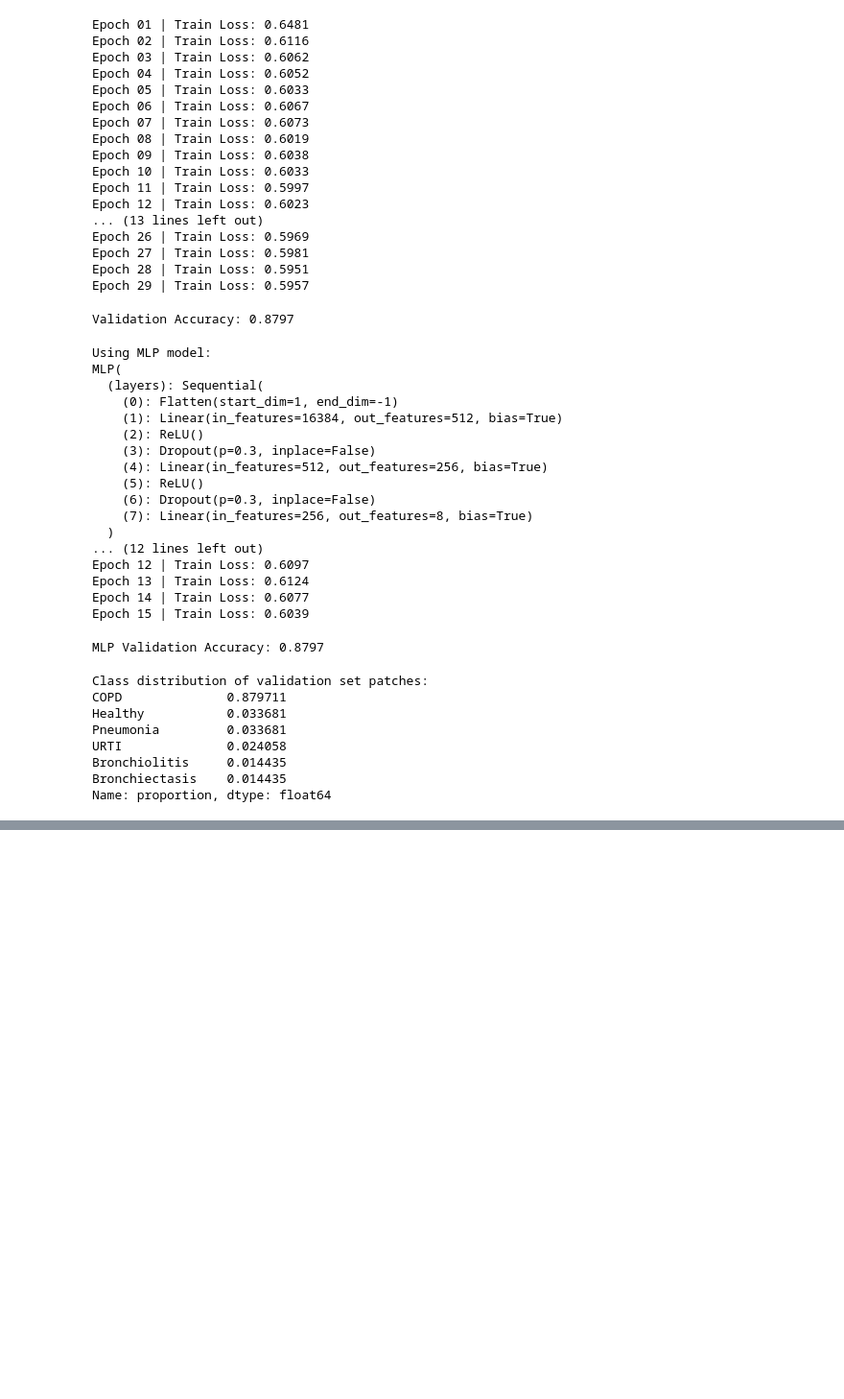
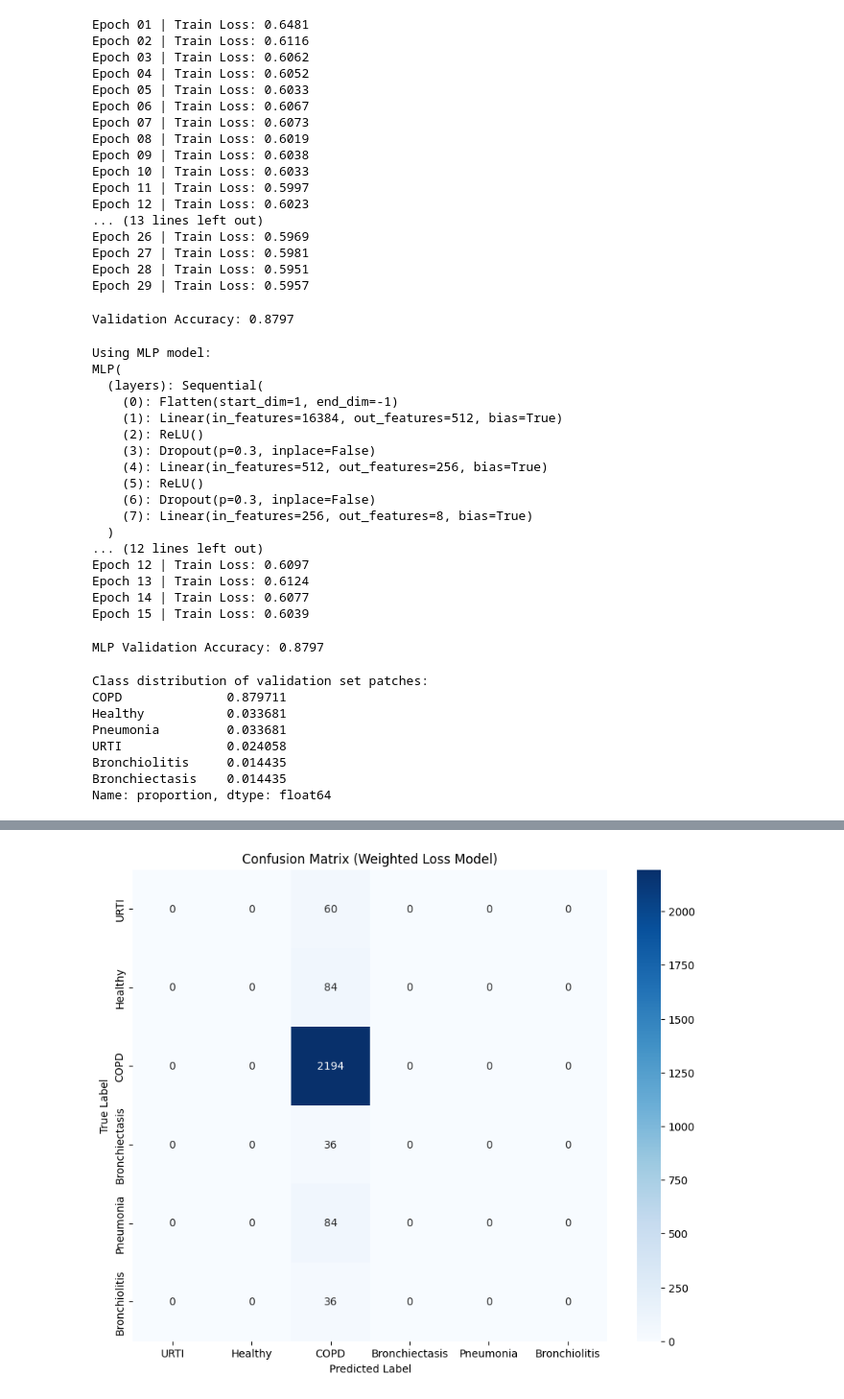
Before and after one commit to Mancupfire/Audio_in_LLM, a Jupyter notebook: model.ipynb, the cells around one changed output, grey strips where cells are left out. Shown at 96% size. Cells and saved outputs as stored; diff of their text form; code cells hidden in the pictures; blank space fills up the shorter version.

Commit message:
update confusion matrix

```diff
--- a/model.ipynb
+++ b/model.ipynb
@@ -421,15 +366,0 @@ Epoch 15 | Train Loss: 1.8992
-# %%
-# Model Evaluation for MLP
-model.eval()
-correct = 0
-total = 0
-
-with torch.no_grad():
-    for imgs, labels in val_loader:
-        imgs, labels = imgs.to(device), labels.to(device)
-        outputs = model(imgs)
-        _, predicted = torch.max(outputs.data, 1)
-        total += labels.size(0)
-        correct += (predicted == labels).sum().item()
-
-print(f"MLP Validation Accuracy: {correct / total:.4f}")
@@ -514,0 +367,83 @@ Confusion Matrix:
+# %%
+import seaborn as sns
+import numpy as np
+from sklearn.metrics import classification_report, confusion_matrix
+
+# --- 1. Calculate Class Weights ---
+# Get the distribution of all training patches to calculate weights
+train_labels_for_weights = []
+for _, labels in train_loader:
+    train_labels_for_weights.extend(labels.numpy())
+
+# Calculate weights: the inverse of the class frequency, which penalizes the model
+# more for making mistakes on rare classes.
+class_counts = np.bincount(train_labels_for_weights)
+class_weights = 1. / torch.tensor(class_counts, dtype=torch.float)
+
+# Move weights to the correct device
+device = torch.device("cuda" if torch.cuda.is_available() else "cpu")
+class_weights = class_weights.to(device)
+
+
+# --- 2. Train the MLP Model with Weighted Loss ---
+# Re-initialize the model to ensure you're training a fresh one
+model = MLP(num_classes=len(label_map)).to(device)
+
+optimizer = torch.optim.Adam(model.parameters(), lr=1e-3)
+# Tell the loss function to use the calculated weights
+criterion = nn.CrossEntropyLoss(weight=class_weights)
+
+print("--- Starting Training with Weighted Loss ---")
+for epoch in range(1, 16): # You can increase epochs for better convergence
+    model.train()
+    total_loss = 0
+    for imgs, labels in train_loader:
+        imgs, labels = imgs.to(device), labels.to(device)
+        optimizer.zero_grad()
+        outputs = model(imgs)
+        loss = criterion(outputs, labels)
+        loss.backward()
+        optimizer.step()
+        total_loss += loss.item()
+    print(f"Epoch {epoch:02d} | Train Loss: {total_loss / len(train_loader):.4f}")
+
+
+# --- 3. Evaluate the NEWLY Trained Model ---
+print("\n--- Evaluating Model Trained with Weighted Loss ---")
+y_pred = []
+y_true = []
+
+model.eval()
+with torch.no_grad():
+    for imgs, labels in val_loader:
+        imgs = imgs.to(device)
+        y_true.extend(labels.cpu().numpy())
+
+        outputs = model(imgs)
+        preds = outputs.argmax(dim=1)
+        y_pred.extend(preds.cpu().numpy())
+
+# Overall Accuracy
+correct = (np.array(y_pred) == np.array(y_true)).sum()
+total = len(y_true)
+print(f"\nValidation Accuracy: {100 * correct / total:.2f}%\n")
+
+# Classification Report
+print("Classification Report:")
+idx_to_class = {v: k for k, v in diagnosis_to_int_map.items()}
+present_class_indices = sorted(list(set(y_true)))
+present_class_names = [idx_to_class[i] for i in present_class_indices]
+report = classification_report(y_true, y_pred, labels=present_class_indices, target_names=present_class_names, zero_division=0)
+print(report)
+
+# Confusion Matrix
+print("Confusion Matrix:")
+cm = confusion_matrix(y_true, y_pred, labels=present_class_indices)
+plt.figure(figsize=(10, 8))
+sns.heatmap(cm, annot=True, fmt='d', cmap='Blues',
+            xticklabels=present_class_names, yticklabels=present_class_names)
+plt.title('Confusion Matrix (Weighted Loss Model)')
+plt.ylabel('True Label')
+plt.xlabel('Predicted Label')
+plt.show()
+# %% [output]
@@ -514,0 +467 @@ Confusion Matrix:
+[figure, added]
```
Also changed, not shown: parts of 4 cells of this notebook.
